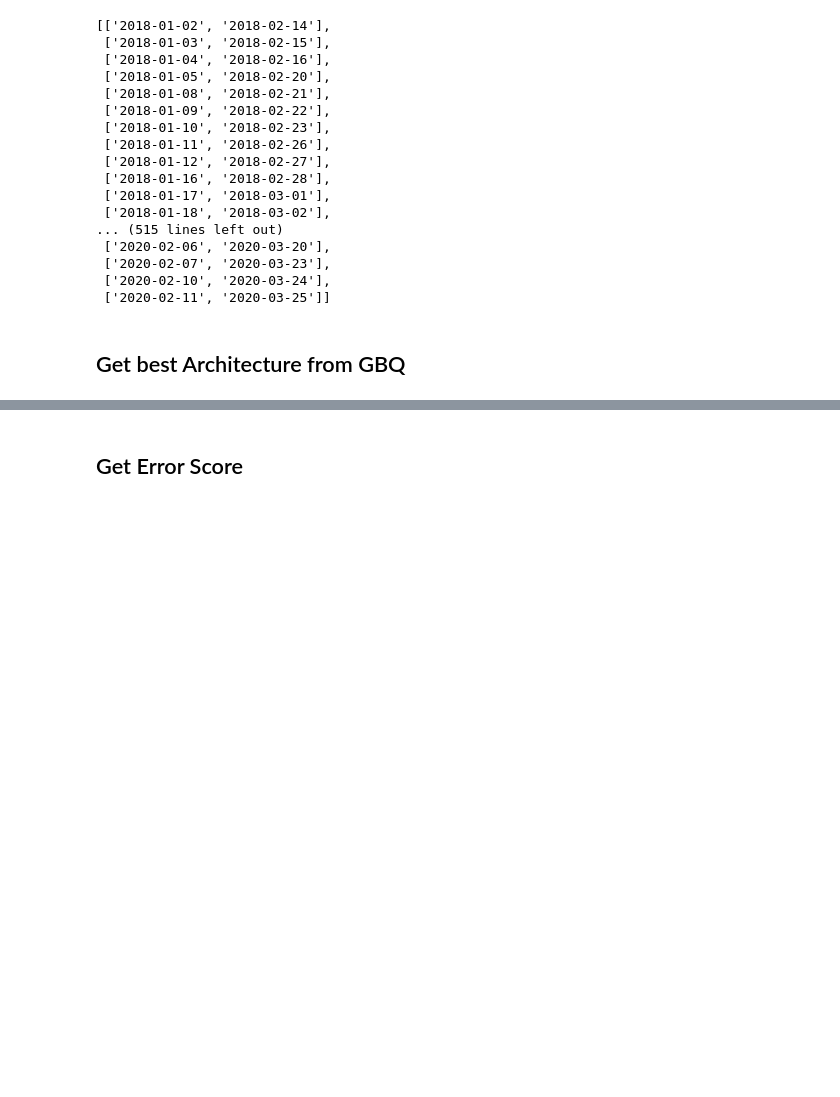
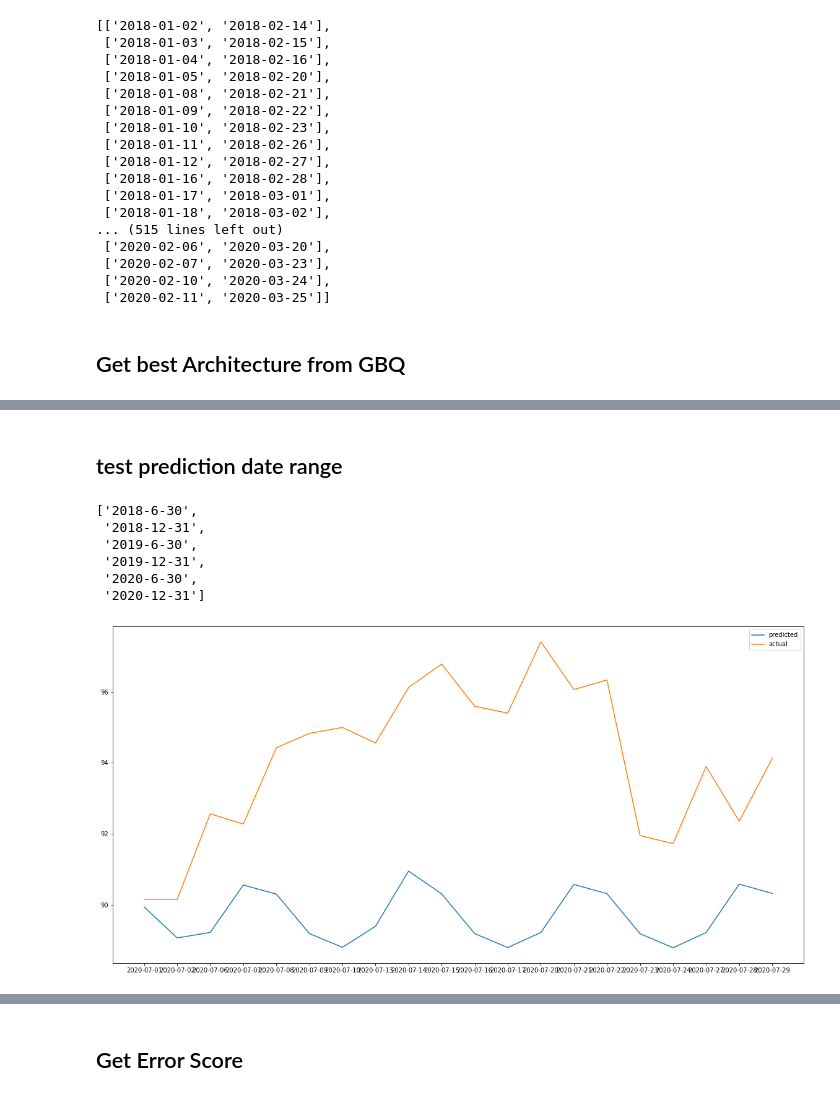
Before and after one commit to ivanlimsy/iOracle, a Jupyter notebook: notebooks/iOracle GBQ AutoArima Derrick.ipynb, the cells around one changed output, grey strips where cells are left out. Saved outputs shown, nothing was run; the diff lists cells and outputs as text; code cells hidden in the pictures; blank space fills up the shorter version.

```diff
--- a/notebooks/iOracle GBQ AutoArima Derrick.ipynb
+++ b/notebooks/iOracle GBQ AutoArima Derrick.ipynb
@@ -292,0 +280,14 @@ NON_SEASONAL_ORDER, INCLUDE_DRIFT = best_params[0], best_params[1]
+# %% [markdown]
+## test prediction date range
+# %%
+from calendar import monthrange
+
+end_dates = [f'{y}-{m}-{monthrange(y, m)[1]}' for y in range(2018, 2021) for m in [6, 12]]
+end_dates
+# %% [output]
+['2018-6-30',
+ '2018-12-31',
+ '2019-6-30',
+ '2019-12-31',
+ '2020-6-30',
+ '2020-12-31']
@@ -292,0 +355,11 @@ NON_SEASONAL_ORDER, INCLUDE_DRIFT = best_params[0], best_params[1]
+# %%
+import matplotlib.pyplot as plt
+
+play_df = pd.read_csv('test_range_2020-6-30.csv').set_index('Date')[:20]
+plt.figure(figsize=(20,10))
+plt.plot(play_df.index, play_df['forecast_value'], label='predicted')
+plt.plot(play_df.index, play_df['Adj_Close'], label='actual')
+plt.legend()
+plt.show()
+# %% [output]
+[figure, added]
```
Also changed, not shown: parts of 22 cells of this notebook, 4 other files.
